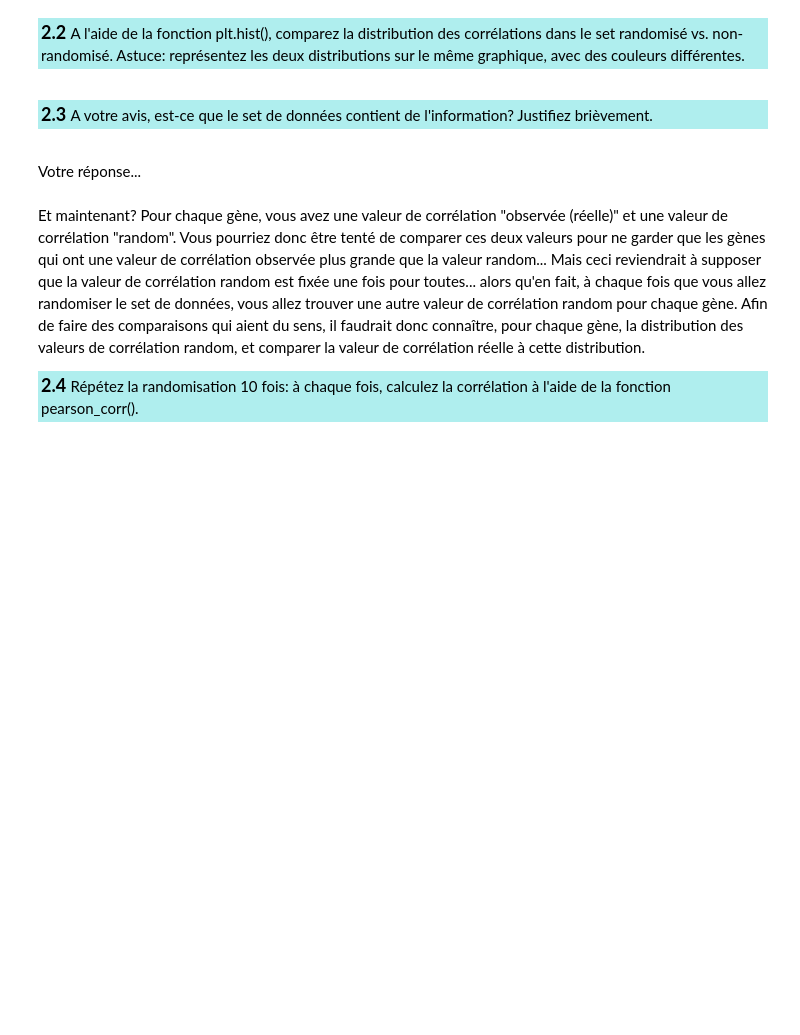
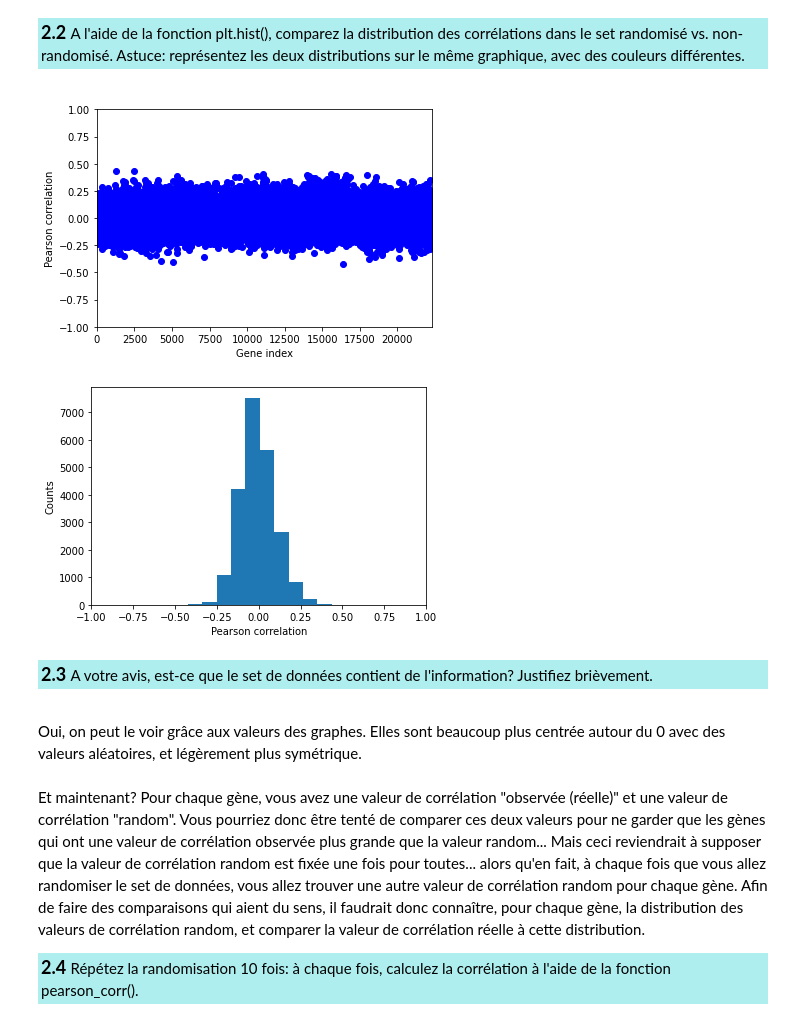
Before and after one commit to Laykel/BBC-Lab4, a Jupyter notebook: Labo-3-4_BBC-2020.ipynb, the cells around one changed output. Saved outputs shown, nothing was run; the diff lists cells and outputs as text; code cells hidden in the pictures; blank space fills up the shorter version.

```diff
--- a/Labo-3-4_BBC-2020.ipynb
+++ b/Labo-3-4_BBC-2020.ipynb
@@ -355,9 +432,14 @@ A l'aide de la fonction plt.hist(), comparez la distribution des corrélations d
+# %%
+co = pearson_genes(data_random,desired_profile)
+# %% [output]
+[figure, added]
+[figure, added]
 # %% [markdown]
 <p style="background-color:#AFEEEE;padding:3px"><font size="4"><b>2.3 </b></font>
 A votre avis, est-ce que le set de données contient de l'information? Justifiez brièvement.
 <p>
-# %% [markdown]
-Votre réponse...
+# %% [markdown]
+Oui, on peut le voir grâce aux valeurs des graphes. Elles sont beaucoup plus centrée autour du 0 avec des valeurs aléatoires, et légèrement plus symétrique.
 # %% [markdown]
 Et maintenant? Pour chaque gène, vous avez une valeur de corrélation "observée (réelle)" et une valeur de corrélation "random". Vous pourriez donc être tenté de comparer ces deux valeurs pour ne garder que les gènes qui ont une valeur de corrélation observée plus grande que la valeur random... Mais ceci reviendrait à supposer que la valeur de corrélation random est fixée une fois pour toutes... alors qu'en fait, à chaque fois que vous allez randomiser le set de données, vous allez trouver une autre valeur de corrélation random pour chaque gène. Afin de faire des comparaisons qui aient du sens, il faudrait donc connaître, pour chaque gène, la distribution des valeurs de corrélation random, et comparer la valeur de corrélation réelle à cette distribution.
 
```
Also changed, not shown: parts of 27 cells of this notebook.
